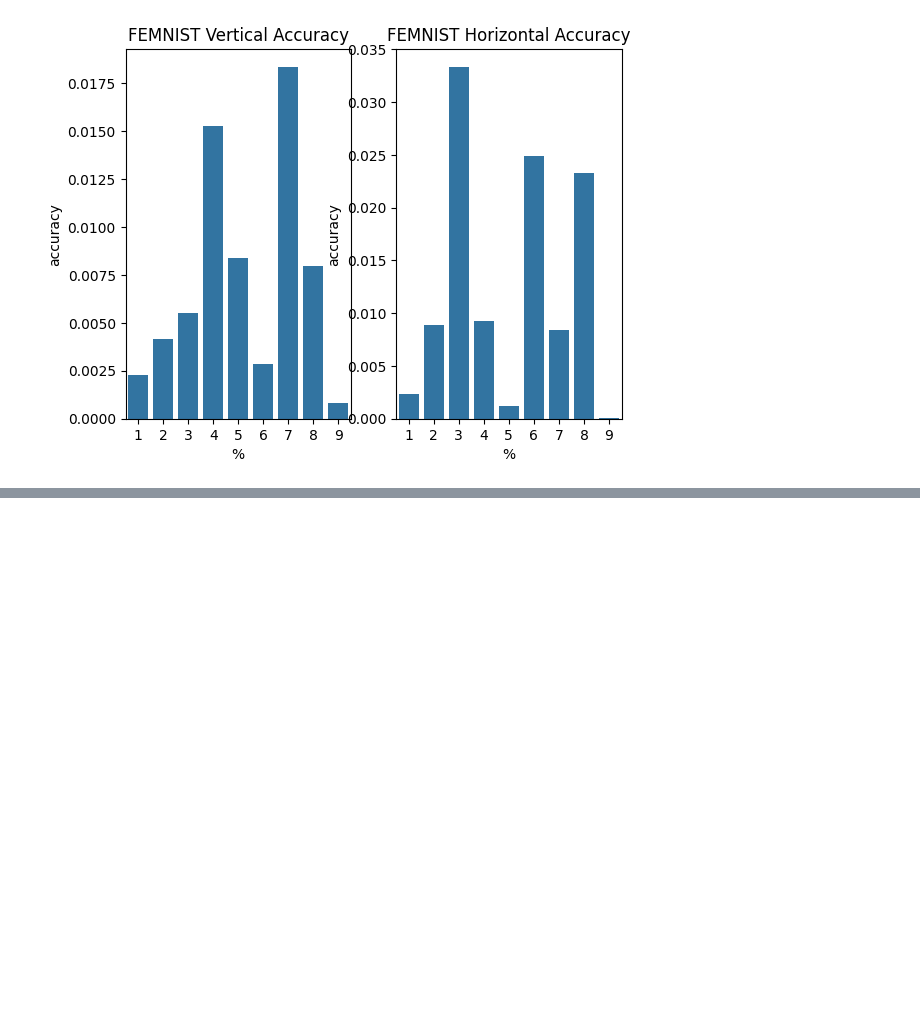
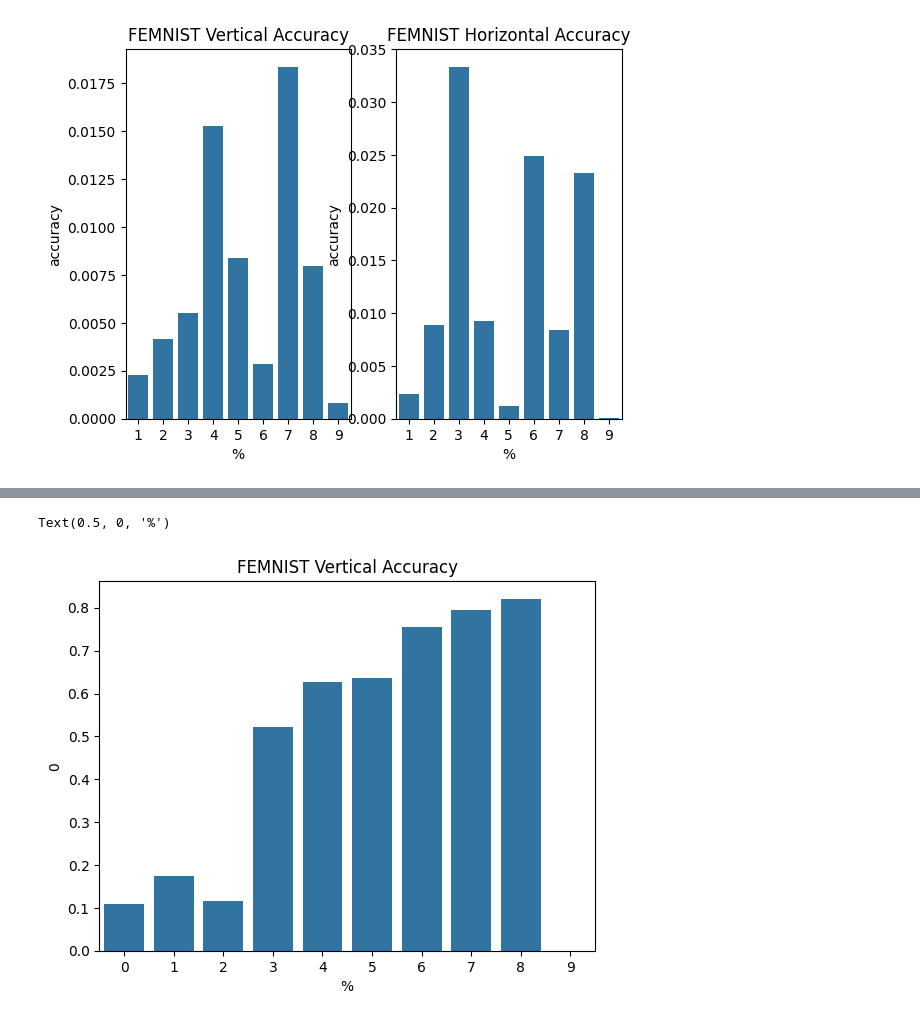
Before and after one commit to benzebra/HAR, a Jupyter notebook: fl-tensorflow-v2/visualization.ipynb, the cells around one changed output, grey strips where cells are left out. Cells and saved outputs as stored; diff of their text form; code cells hidden in the pictures; blank space fills up the shorter version.

```diff
--- a/fl-tensorflow-v2/visualization.ipynb
+++ b/fl-tensorflow-v2/visualization.ipynb
@@ -44,0 +55,7 @@ Text(0.5, 0, '%')
+# %%
+fig = sns.barplot(x=DF_FEM_VERT.index, y=DF_FEM_VERT[0])
+fig.set_title('FEMNIST Vertical Accuracy')
+fig.set_xlabel('%')
+# %% [output]
+Text(0.5, 0, '%')
+[figure, added]
```
Also changed, not shown: parts of 5 cells of this notebook, 17 other files.
